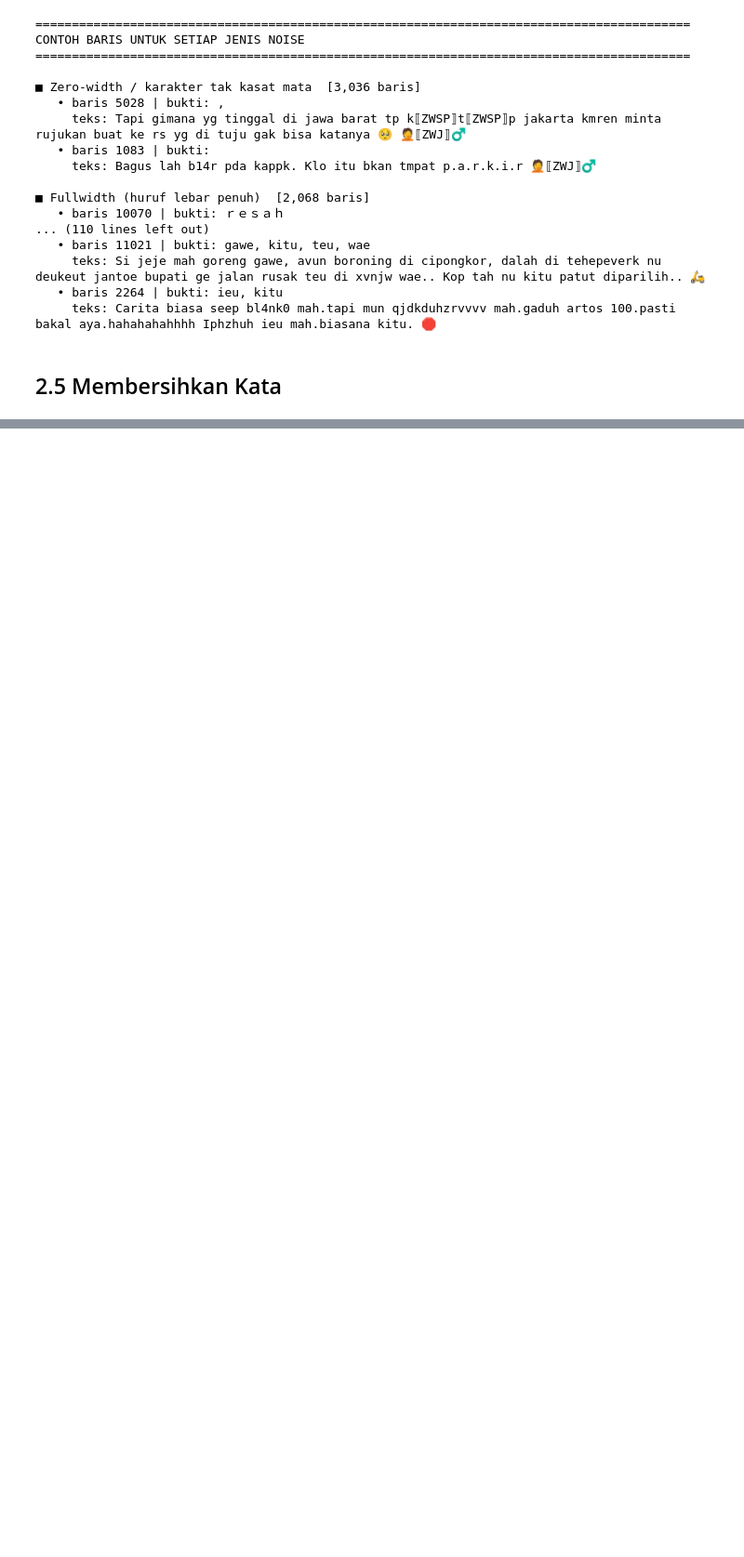
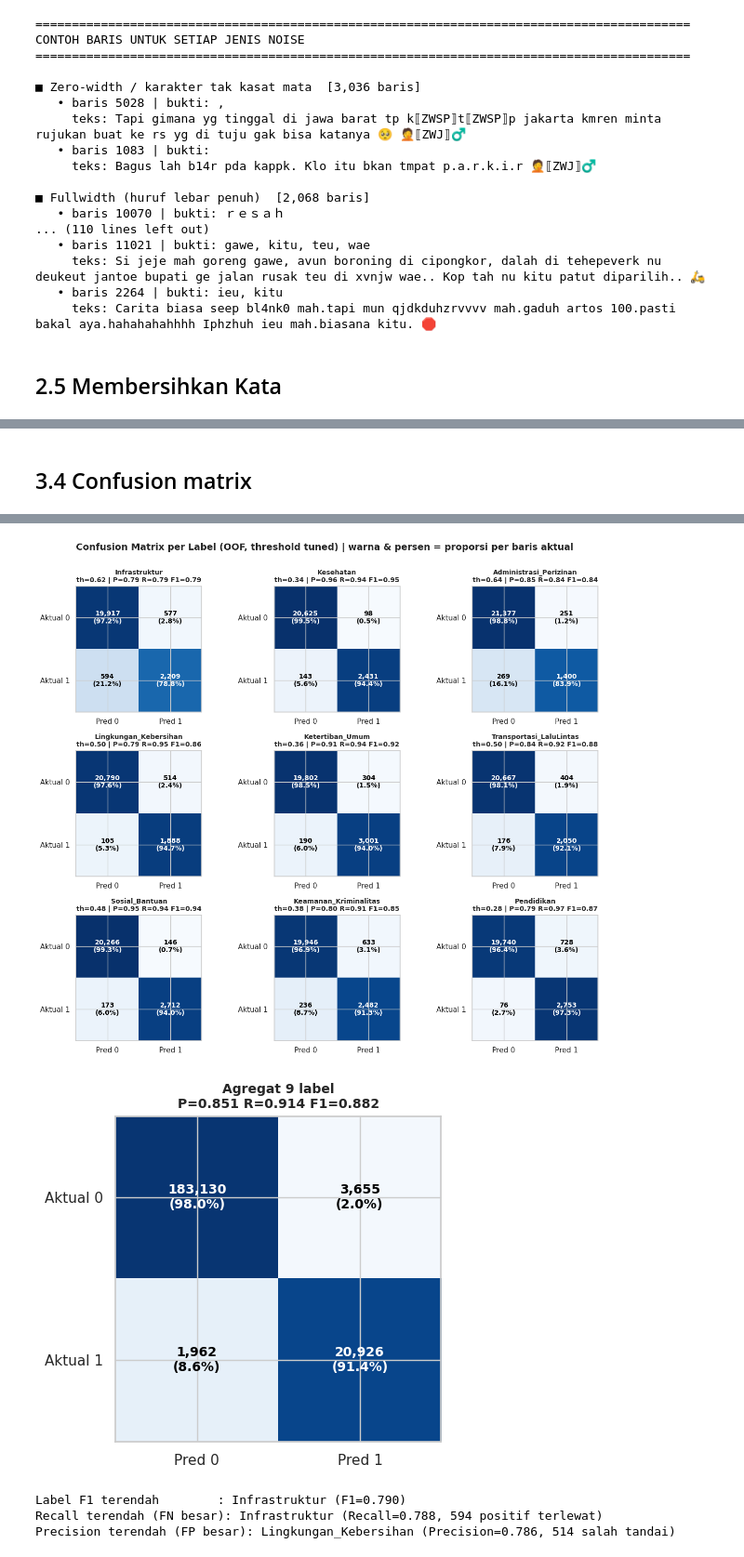
Before and after one commit to EaganKyoji/AI-project, a Jupyter notebook: action-unesa.ipynb, the cells around one changed output, grey strips where cells are left out. Shown at 93% size. Saved outputs shown, nothing was run; the diff lists cells and outputs as text; code cells hidden in the pictures; blank space fills up the shorter version.

```diff
--- a/action-unesa.ipynb
+++ b/action-unesa.ipynb
@@ -1070,0 +1303,68 @@ print(f"{'FINAL OOF Macro-F1':<30s} | {'':>10s} | {macro_f1:>10.4f}")
+# %% [markdown]
+## 3.4 Confusion matrix
+# %%
+from sklearn.metrics import multilabel_confusion_matrix
+
+oof_final = (oof_ensemble >= np.asarray(best_thresholds)).astype(int)
+cms = multilabel_confusion_matrix(y_train, oof_final)        # (9, 2, 2) -> [[TN, FP], [FN, TP]]
+
+# ---------- Tabel ringkasan per label ----------
+rows = []
+for j, col in enumerate(target_cols):
+    (tn, fp), (fn, tp) = cms[j]
+    rows.append({
+        'Label': col, 'Threshold': best_thresholds[j],
+        'TN': tn, 'FP': fp, 'FN': fn, 'TP': tp,
+        'Support(+)': tp + fn,
+        'Precision': tp / max(tp + fp, 1),
+        'Recall':    tp / max(tp + fn, 1),
+        'F1':        2 * tp / max(2 * tp + fp + fn, 1),
+        'Specificity': tn / max(tn + fp, 1),
+    })
+cm_df = pd.DataFrame(rows)
+
+# Agregat (micro): jumlahkan semua label
+TN, FP, FN, TP = cms[:, 0, 0].sum(), cms[:, 0, 1].sum(), cms[:, 1, 0].sum(), cms[:, 1, 1].sum()
+micro_p = TP / max(TP + FP, 1); micro_r = TP / max(TP + FN, 1)
+micro_f1_cm = 2 * TP / max(2 * TP + FP + FN, 1)
+assert abs(micro_f1_cm - micro_f1) < 1e-9, "micro-F1 dari confusion matrix harus sama dengan sel 3.3"
+
+pd.set_option('display.width', 200)
+print(cm_df.round(4).to_string(index=False))
+print(f"\nAGREGAT (micro, semua label digabung): TN={TN:,}  FP={FP:,}  FN={FN:,}  TP={TP:,}")
+print(f"  Precision={micro_p:.4f}  Recall={micro_r:.4f}  Micro-F1={micro_f1_cm:.4f}  (cocok dengan sel 3.3: {micro_f1:.4f})")
+print(f"  Macro-F1 (rata-rata F1 per label) = {cm_df['F1'].mean():.4f}")
+
+# ---------- Heatmap per label (angka = jumlah baris; persen = proporsi dari baris kelas aktual) ----------
+def draw_cm(ax, cm, title):
+    pct = cm / np.maximum(cm.sum(axis=1, keepdims=True), 1) * 100
+    ax.imshow(pct, cmap='Blues', vmin=0, vmax=100)
+    for r in range(2):
+        for c in range(2):
+            ax.text(c, r, f"{cm[r, c]:,}\n({pct[r, c]:.1f}%)", ha='center', va='center', fontsize=10,
+                    color='white' if pct[r, c] > 50 else 'black', fontweight='bold')
+    ax.set_xticks([0, 1]); ax.set_yticks([0, 1])
+    ax.set_xticklabels(['Pred 0', 'Pred 1']); ax.set_yticklabels(['Aktual 0', 'Aktual 1'])
+    ax.set_title(title, fontsize=10, fontweight='bold')
+
+fig, axes = plt.subplots(3, 3, figsize=(13, 11))
+for j, ax in enumerate(axes.ravel()):
+    r = cm_df.iloc[j]
+    draw_cm(ax, cms[j], f"{target_cols[j]}\nth={r['Threshold']:.2f} | P={r['Precision']:.2f} R={r['Recall']:.2f} F1={r['F1']:.2f}")
+fig.suptitle('Confusion Matrix per Label (OOF, threshold tuned) | warna & persen = proporsi per baris aktual',
+             fontsize=14, fontweight='bold', y=1.0)
+plt.tight_layout(); plt.show()
+
+# ---------- Heatmap agregat ----------
+fig, ax = plt.subplots(figsize=(5.5, 4.5))
+draw_cm(ax, np.array([[TN, FP], [FN, TP]]), f"Agregat 9 label\nP={micro_p:.3f} R={micro_r:.3f} F1={micro_f1_cm:.3f}")
+plt.tight_layout(); plt.show()
+
+# ---------- Ringkasan kesalahan ----------
+worst_r = cm_df.loc[cm_df['Recall'].idxmin()]
+worst_p = cm_df.loc[cm_df['Precision'].idxmin()]
+worst_f = cm_df.loc[cm_df['F1'].idxmin()]
+print(f"Label F1 terendah        : {worst_f['Label']} (F1={worst_f['F1']:.3f})")
+print(f"Recall terendah (FN besar): {worst_r['Label']} (Recall={worst_r['Recall']:.3f}, {int(worst_r['FN'])} positif terlewat)")
+print(f"Precision terendah (FP besar): {worst_p['Label']} (Precision={worst_p['Precision']:.3f}, {int(worst_p['FP'])} salah tandai)")
+# %% [output]
@@ -1070,0 +1385,5 @@ print(f"{'FINAL OOF Macro-F1':<30s} | {'':>10s} | {macro_f1:>10.4f}")
+[figure, added]
+[figure, added]
+Label F1 terendah        : Infrastruktur (F1=0.790)
+Recall terendah (FN besar): Infrastruktur (Recall=0.788, 594 positif terlewat)
+Precision terendah (FP besar): Lingkungan_Kebersihan (Precision=0.786, 514 salah tandai)
```
Also changed, not shown: parts of 15 cells of this notebook.
